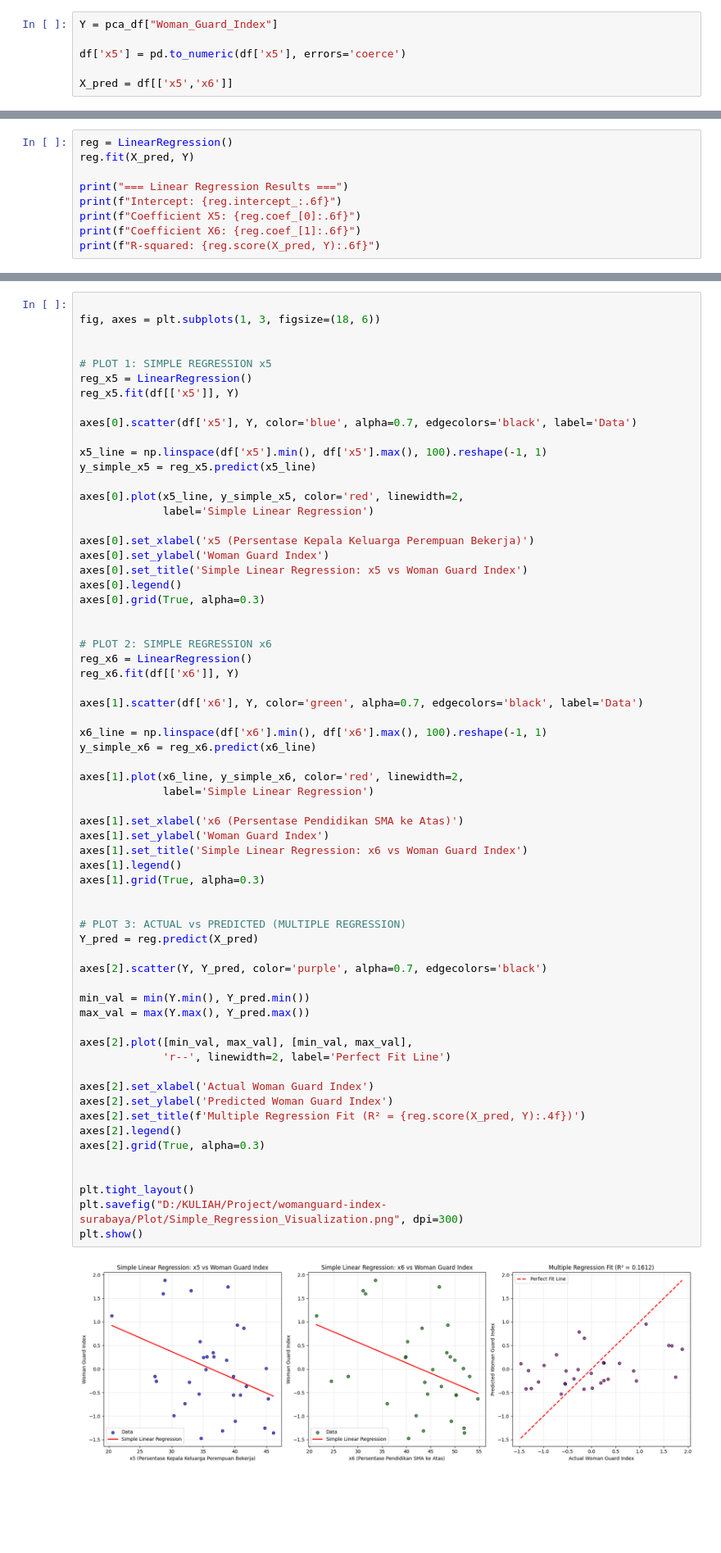
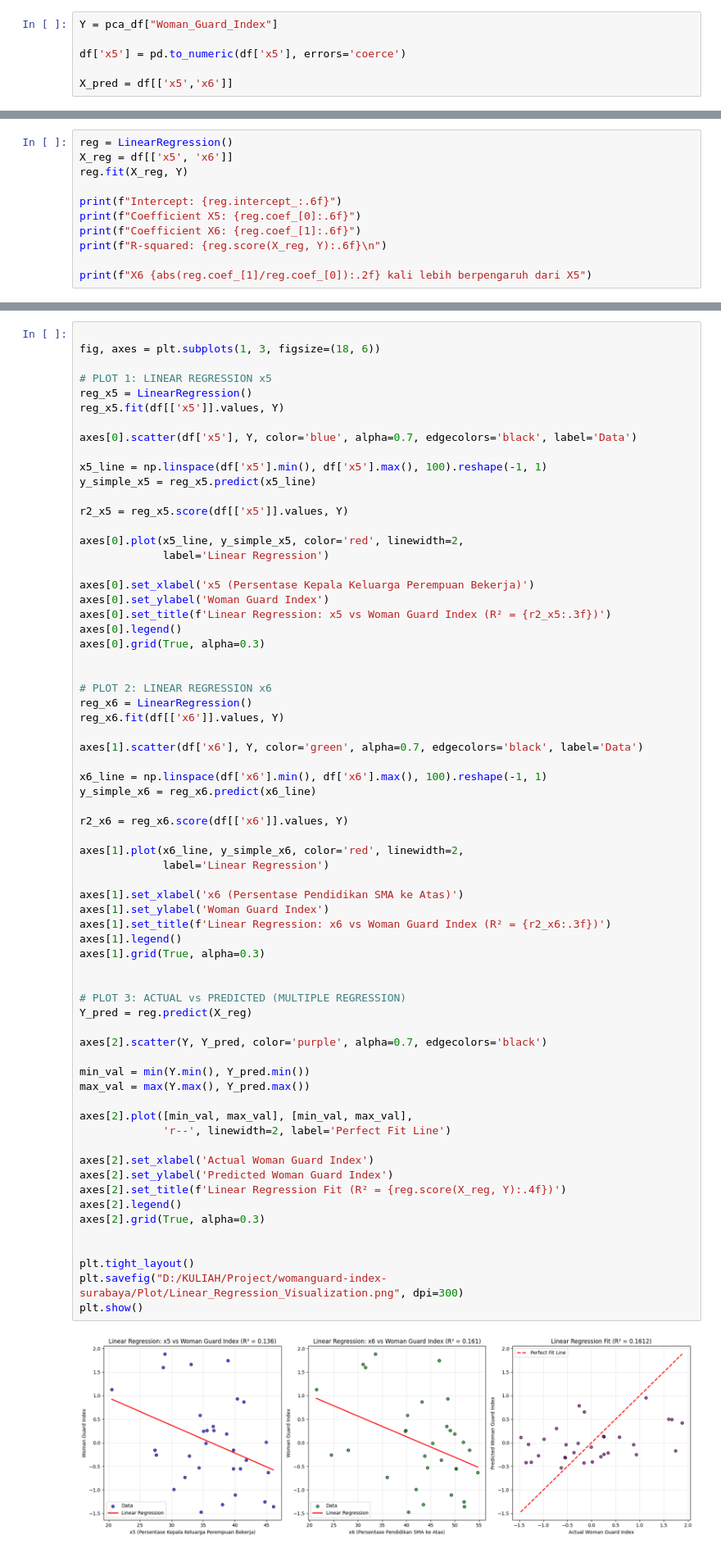
Before and after one commit to difta11/womanguard-index-surabaya, a Jupyter notebook: WomanGuard.ipynb, the cells around one changed output, grey strips where cells are left out. Shown at 82% size. Drawn from its saved outputs; the diff is of its cells as text; blank space fills up the shorter version.

Commit message:
Delete Multiple Regression

```diff
--- a/WomanGuard.ipynb
+++ b/WomanGuard.ipynb
@@ -1067,12 +1067,3 @@ Model `LinearRegression` dari scikit-learn di-*fit* menggunakan `X_pred` (X5 dan
 - **Coefficient X5 (β₁):** Perubahan WGI untuk setiap kenaikan 1% partisipasi kerja perempuan
 - **Coefficient X6 (β₂):** Perubahan WGI untuk setiap kenaikan 1% perempuan berpendidikan SMA ke atas
 - **R-squared (R²):** Proporsi varians WGI yang dapat dijelaskan oleh X5 dan X6
-# %%
-reg = LinearRegression()
-reg.fit(X_pred, Y)
-
-print("=== Linear Regression Results ===")
-print(f"Intercept: {reg.intercept_:.6f}")
-print(f"Coefficient X5: {reg.coef_[0]:.6f}")
-print(f"Coefficient X6: {reg.coef_[1]:.6f}")
-print(f"R-squared: {reg.score(X_pred, Y):.6f}")
@@ -1084,0 +1070,11 @@ R-squared: 0.161238
+# %%
+reg = LinearRegression()
+X_reg = df[['x5', 'x6']]
+reg.fit(X_reg, Y)
+
+print(f"Intercept: {reg.intercept_:.6f}")
+print(f"Coefficient X5: {reg.coef_[0]:.6f}")
+print(f"Coefficient X6: {reg.coef_[1]:.6f}")
+print(f"R-squared: {reg.score(X_reg, Y):.6f}\n")
+
+print(f"X6 {abs(reg.coef_[1]/reg.coef_[0]):.2f} kali lebih berpengaruh dari X5")
@@ -1098,65 +1101,68 @@ Tiga panel visualisasi ditampilkan untuk memahami hubungan antara variabel predi
 
 fig, axes = plt.subplots(1, 3, figsize=(18, 6))
 
-
-# PLOT 1: SIMPLE REGRESSION x5
+# PLOT 1: LINEAR REGRESSION x5
 reg_x5 = LinearRegression()
-reg_x5.fit(df[['x5']], Y)
+reg_x5.fit(df[['x5']].values, Y)
 
 axes[0].scatter(df['x5'], Y, color='blue', alpha=0.7, edgecolors='black', label='Data')
 
 x5_line = np.linspace(df['x5'].min(), df['x5'].max(), 100).reshape(-1, 1)
 y_simple_x5 = reg_x5.predict(x5_line)
 
+r2_x5 = reg_x5.score(df[['x5']].values, Y)
+
 axes[0].plot(x5_line, y_simple_x5, color='red', linewidth=2,
-             label='Simple Linear Regression')
+             label='Linear Regression')
 
 axes[0].set_xlabel('x5 (Persentase Kepala Keluarga Perempuan Bekerja)')
 axes[0].set_ylabel('Woman Guard Index')
-axes[0].set_title('Simple Linear Regression: x5 vs Woman Guard Index')
+axes[0].set_title(f'Linear Regression: x5 vs Woman Guard Index (R² = {r2_x5:.3f})')
 axes[0].legend()
 axes[0].grid(True, alpha=0.3)
 
 
-# PLOT 2: SIMPLE REGRESSION x6
+# PLOT 2: LINEAR REGRESSION x6
 reg_x6 = LinearRegression()
-reg_x6.fit(df[['x6']], Y)
+reg_x6.fit(df[['x6']].values, Y)
 
 axes[1].scatter(df['x6'], Y, color='green', alpha=0.7, edgecolors='black', label='Data')
 
 x6_line = np.linspace(df['x6'].min(), df['x6'].max(), 100).reshape(-1, 1)
 y_simple_x6 = reg_x6.predict(x6_line)
 
+r2_x6 = reg_x6.score(df[['x6']].values, Y)
+
 axes[1].plot(x6_line, y_simple_x6, color='red', linewidth=2,
-             label='Simple Linear Regression')
+             label='Linear Regression')
 
 axes[1].set_xlabel('x6 (Persentase Pendidikan SMA ke Atas)')
 axes[1].set_ylabel('Woman Guard Index')
-axes[1].set_title('Simple Linear Regression: x6 vs Woman Guard Index')
+axes[1].set_title(f'Linear Regression: x6 vs Woman Guard Index (R² = {r2_x6:.3f})')
 axes[1].legend()
 axes[1].grid(True, alpha=0.3)
 
 
 # PLOT 3: ACTUAL vs PREDICTED (MULTIPLE REGRESSION)
-Y_pred = reg.predict(X_pred)
+Y_pred = reg.predict(X_reg)
 
 axes[2].scatter(Y, Y_pred, color='purple', alpha=0.7, edgecolors='black')
 
 min_val = min(Y.min(), Y_pred.min())
 max_val = max(Y.max(), Y_pred.max())
 
 axes[2].plot([min_val, max_val], [min_val, max_val],
              'r--', linewidth=2, label='Perfect Fit Line')
 
 axes[2].set_xlabel('Actual Woman Guard Index')
 axes[2].set_ylabel('Predicted Woman Guard Index')
-axes[2].set_title(f'Multiple Regression Fit (R² = {reg.score(X_pred, Y):.4f})')
+axes[2].set_title(f'Linear Regression Fit (R² = {reg.score(X_reg, Y):.4f})')
 axes[2].legend()
 axes[2].grid(True, alpha=0.3)
 
 
 plt.tight_layout()
-plt.savefig("D:/KULIAH/Project/womanguard-index-surabaya/Plot/Simple_Regression_Visualization.png", dpi=300)
+plt.savefig("D:/KULIAH/Project/womanguard-index-surabaya/Plot/Linear_Regression_Visualization.png", dpi=300)
 plt.show()
 # %% [output]
-[figure, old version]
+[figure, new version]
```
Also changed, not shown: parts of 9 cells of this notebook, 5 other files.
